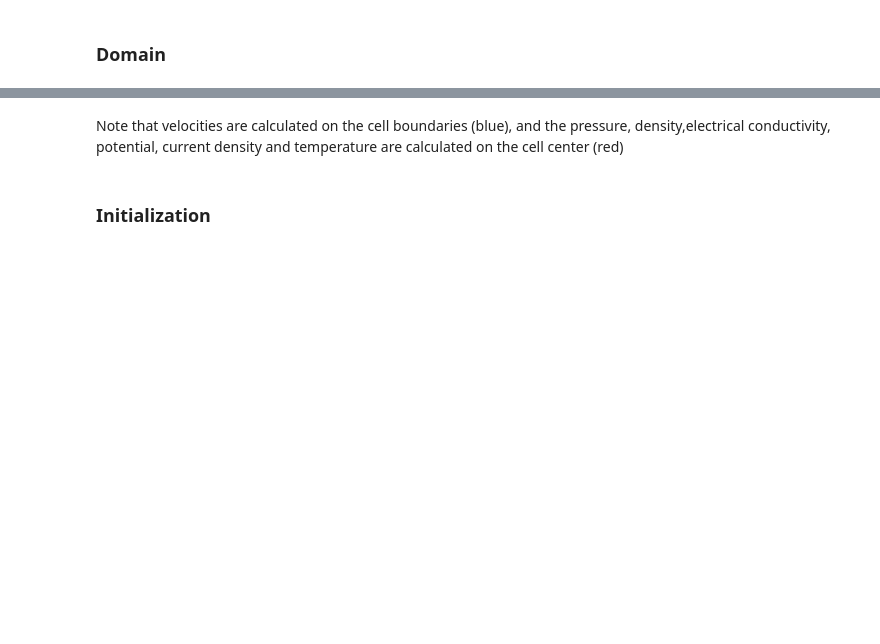
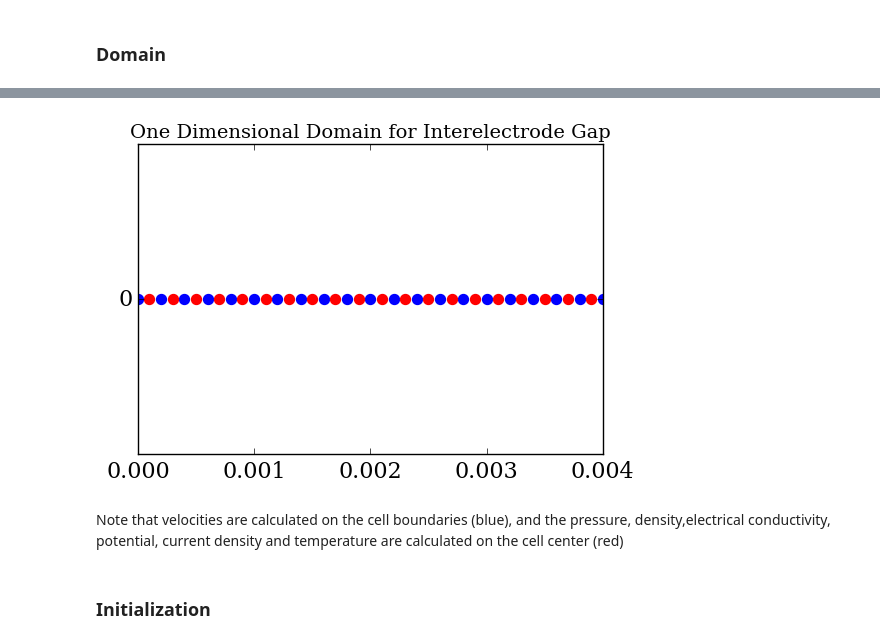
Before and after one commit to lgmartinez/plasma, a Jupyter notebook: 1d_Ablation_BN_v2.ipynb, the cells around one changed output, grey strips where cells are left out. Cells and saved outputs as stored; diff of their text form; code cells hidden in the pictures; blank space fills up the shorter version.

```diff
--- a/1d_Ablation_BN_v2.ipynb
+++ b/1d_Ablation_BN_v2.ipynb
@@ -122,22 +122,14 @@ def get_domain(Ld, n_gap):
     #
     return delx_gap, xb_gap, xc_gap
 # %%
-# Domain, Dimensions
-# L_chamber = 0.24  #meters
-# L_cathode = 0.112
-# L_anode = L_chamber - (Lgap + L_cathode)
 Lgap = 0.004 #interelectrode gap [meters]
-#
 nx_gap = 121
-#
-#Rc = (12.5/2.) * 1./1000. # cathode radius [meters]
 Ran = 6.35/2. * 1./1000.  #anode radius [meters]
-#
 #get cell boundary and cell center locations
 dx, xb, xc = get_domain(Lgap,nx_gap)
-#
+dxplot, xbplot, xcplot = get_domain(Lgap,21)
+#error for pressure equation
 l2_target = 1e-7
-#
 #time step
 dt = 4e-9 #{sec} time step
 # %%
@@ -147,16 +143,19 @@ numpy.shape(xc)
 # %%
-Xc_gap = numpy.meshgrid(xc)
-Xb_gap = numpy.meshgrid(xb)
+Xc_gap = numpy.meshgrid(xcplot)
+Xb_gap = numpy.meshgrid(xbplot)
 #
-pyplot.title('One Dimensional Domain for Interelectrode Gap')
+pyplot.title('One Dimensional Domain for Interelectrode Gap',fontsize=14)
 pyplot.ylim(-.0002,0.0002)
 pyplot.xlim(0., Lgap)
 pyplot.scatter(Xb_gap,numpy.zeros_like(Xb_gap),\
-                   s=10, color='b', marker='o', linewidth=0)
+                   s=10, color='b', marker='o', linewidth=5)
 pyplot.scatter(Xc_gap,numpy.zeros_like(Xc_gap), \
-                   s=10, color='r', marker='o', linewidth=0)
+                   s=10, color='r', marker='o', linewidth=5)
 pyplot.xticks(numpy.arange(0, Lgap+0.001, 0.001))
 pyplot.yticks(numpy.arange(0, 0.0002, 0.001));
+#pyplot.savefig('1d_domain_ablation.png')
+# %% [output]
+[figure, added]
 # %% [markdown]
 Note that velocities are calculated on the cell boundaries (blue), and the pressure, density,electrical conductivity, potential, current density and temperature are calculated on the cell center (red)
 # %% [markdown]
```
Also changed, not shown: parts of 60 cells of this notebook.
